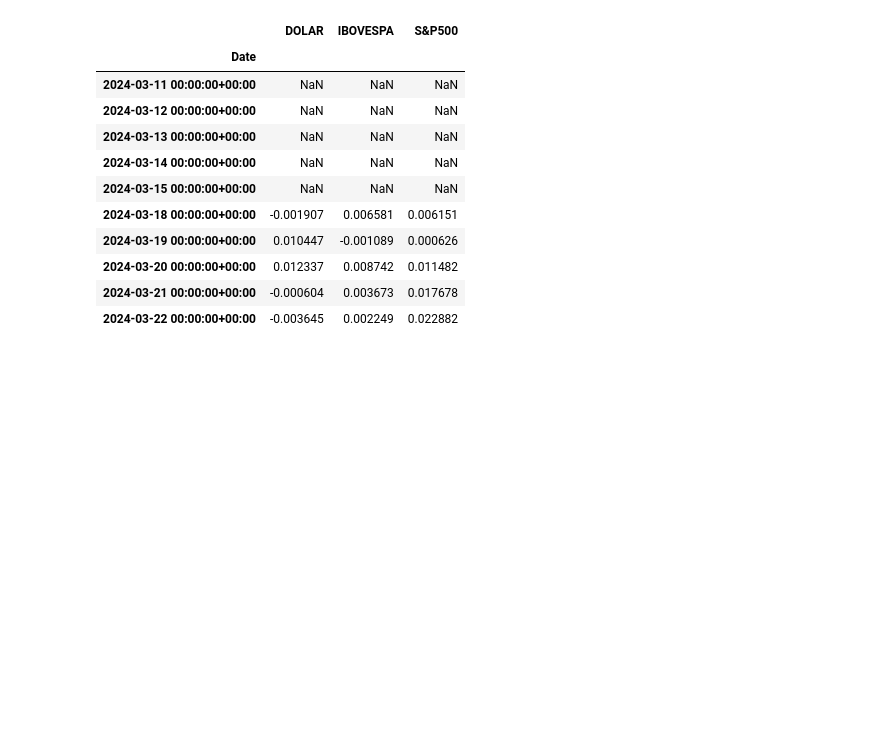
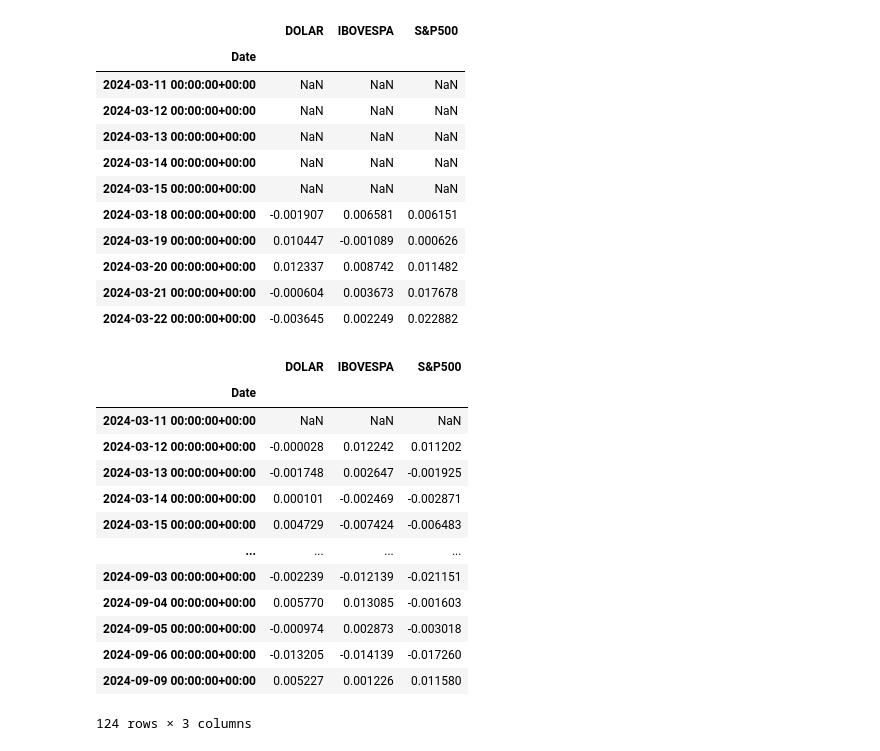
Before and after one commit to kaiomm01/tutorial_financas, a Jupyter notebook: aula_1.ipynb, the cells around one changed output. Cells and saved outputs as stored; diff of their text form; code cells hidden in the pictures; blank space fills up the shorter version.

```diff
--- a/aula_1.ipynb
+++ b/aula_1.ipynb
@@ -122,7 +103,9 @@ retornos_diarios
 # %%
-retornos_diarios = dados_mercado.pct_change(periods = 5)
+retornos = {}
 
-retornos_diarios.head(10)
+retornos['diarios'] = dados_mercado.pct_change(periods = 5)
+
+retornos['diarios'].head(10)
 # %% [output]
 |  | DOLAR | IBOVESPA | S&P500 |
 | Date |  |  |  |
@@ -136,3 +119,22 @@ retornos_diarios.head(10)
 | 2024-03-20 00:00:00+00:00 | 0.012337 | 0.008742 | 0.011482 |
 | 2024-03-21 00:00:00+00:00 | -0.000604 | 0.003673 | 0.017678 |
 | 2024-03-22 00:00:00+00:00 | -0.003645 | 0.002249 | 0.022882 |
+# %%
+retornos['diarios'] = dados_mercado.pct_change()
+
+retornos['diarios']
+# %% [output]
+|  | DOLAR | IBOVESPA | S&P500 |
+| Date |  |  |  |
+| 2024-03-11 00:00:00+00:00 | NaN | NaN | NaN |
+| 2024-03-12 00:00:00+00:00 | -0.000028 | 0.012242 | 0.011202 |
+| 2024-03-13 00:00:00+00:00 | -0.001748 | 0.002647 | -0.001925 |
+| 2024-03-14 00:00:00+00:00 | 0.000101 | -0.002469 | -0.002871 |
+| 2024-03-15 00:00:00+00:00 | 0.004729 | -0.007424 | -0.006483 |
+| ... | ... | ... | ... |
+| 2024-09-03 00:00:00+00:00 | -0.002239 | -0.012139 | -0.021151 |
+| 2024-09-04 00:00:00+00:00 | 0.005770 | 0.013085 | -0.001603 |
+| 2024-09-05 00:00:00+00:00 | -0.000974 | 0.002873 | -0.003018 |
+| 2024-09-06 00:00:00+00:00 | -0.013205 | -0.014139 | -0.017260 |
+| 2024-09-09 00:00:00+00:00 | 0.005227 | 0.001226 | 0.011580 |
+124 rows × 3 columns
```
Also changed, not shown: parts of 9 cells of this notebook.
